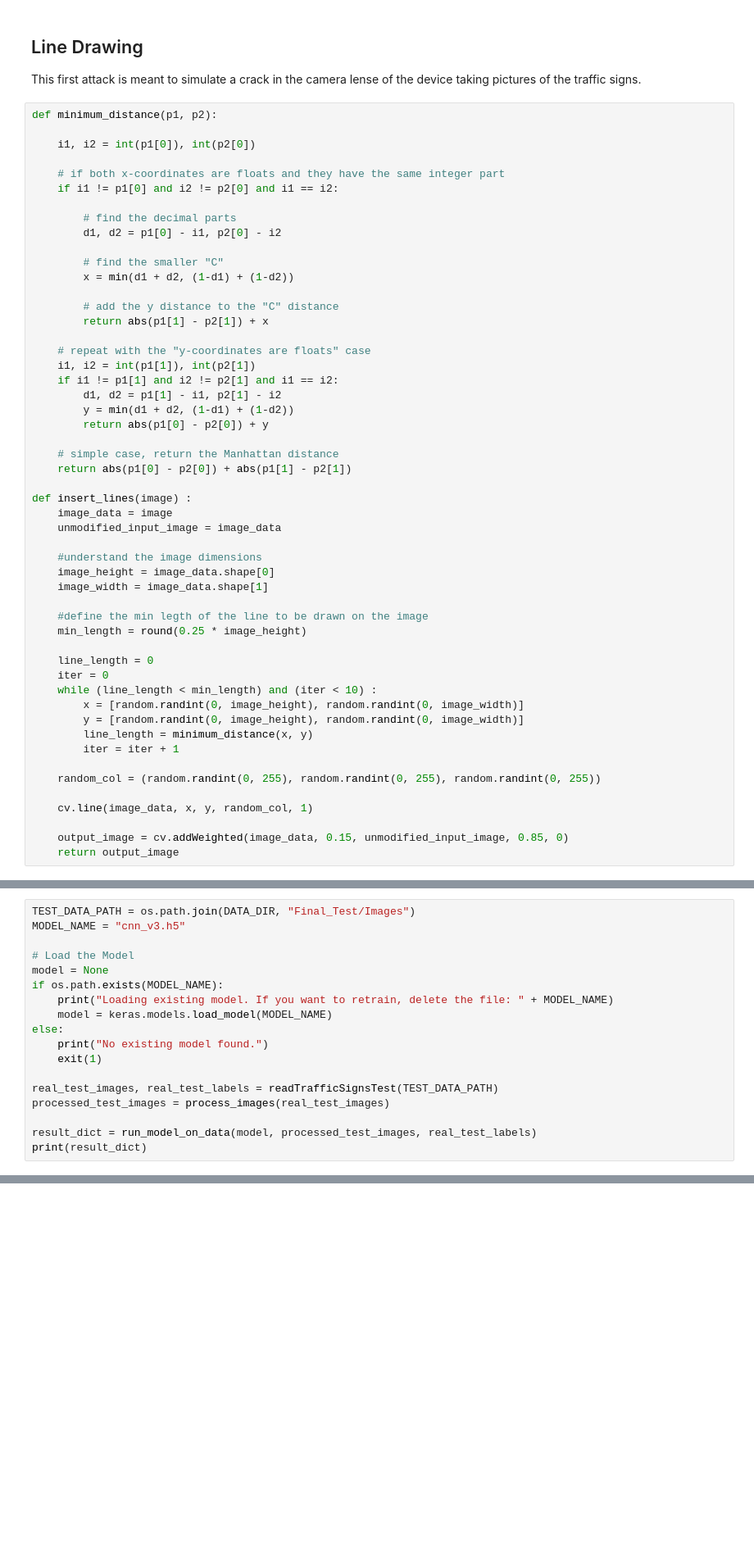
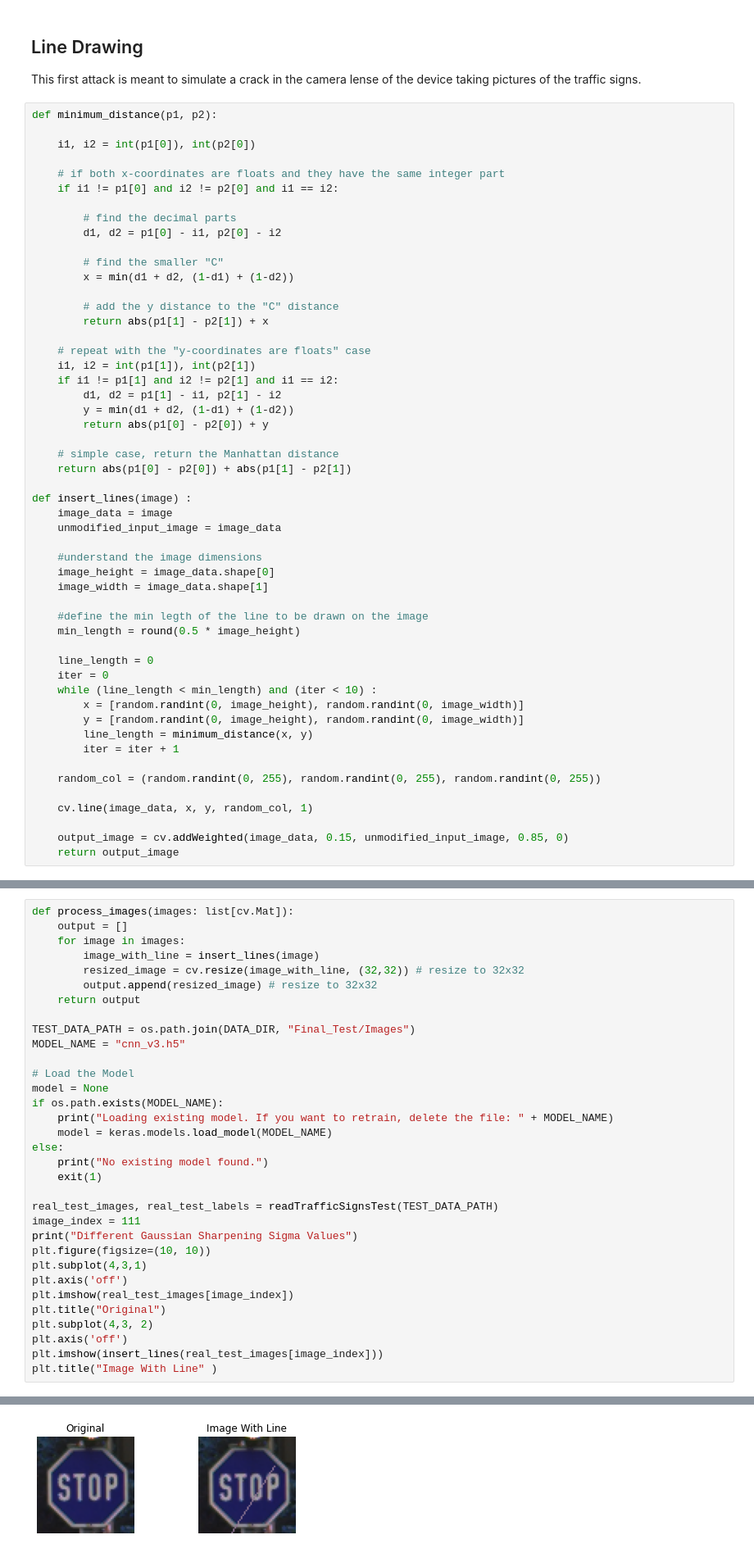
Before and after one commit to derekjohnsonva/GTSRB_ML_Exploration, a Jupyter notebook: corrupted.ipynb, the cells around one changed output, grey strips where cells are left out. Shown at 82% size. Saved outputs shown, nothing was run; the diff lists cells and outputs as text; blank space fills up the shorter version.

```diff
--- a/corrupted.ipynb
+++ b/corrupted.ipynb
@@ -63,7 +64,7 @@ def insert_lines(image) :
     image_width = image_data.shape[1]
 
     #define the min legth of the line to be drawn on the image
-    min_length = round(0.25 * image_height)
+    min_length = round(0.5 * image_height)
 
     line_length = 0
     iter = 0
@@ -129,4 +122,12 @@ def process_images(images: list[cv.Mat]):
 # %%
+def process_images(images: list[cv.Mat]):
+    output = []
+    for image in images:
+        image_with_line = insert_lines(image)
+        resized_image = cv.resize(image_with_line, (32,32)) # resize to 32x32
+        output.append(resized_image) # resize to 32x32
+    return output
+
 TEST_DATA_PATH = os.path.join(DATA_DIR, "Final_Test/Images")
 MODEL_NAME = "cnn_v3.h5"
 
@@ -140,9 +141,16 @@ else:
     exit(1)
 
 real_test_images, real_test_labels = readTrafficSignsTest(TEST_DATA_PATH)
-processed_test_images = process_images(real_test_images)
-
-result_dict = run_model_on_data(model, processed_test_images, real_test_labels)
-print(result_dict)
+image_index = 111
+print("Different Gaussian Sharpening Sigma Values")
+plt.figure(figsize=(10, 10))
+plt.subplot(4,3,1)
+plt.axis('off')
+plt.imshow(real_test_images[image_index])
+plt.title("Original")
+plt.subplot(4,3, 2)
+plt.axis('off')
+plt.imshow(insert_lines(real_test_images[image_index]))
+plt.title("Image With Line" )
 # %% [output]
 Loading existing model. If you want to retrain, delete the file: cnn_v3.h5
@@ -150,0 +159 @@ Loading existing model. If you want to retrain, delete the file: cnn_v3.h5
+[figure, added]
```
Also changed, not shown: parts of 10 cells of this notebook.
